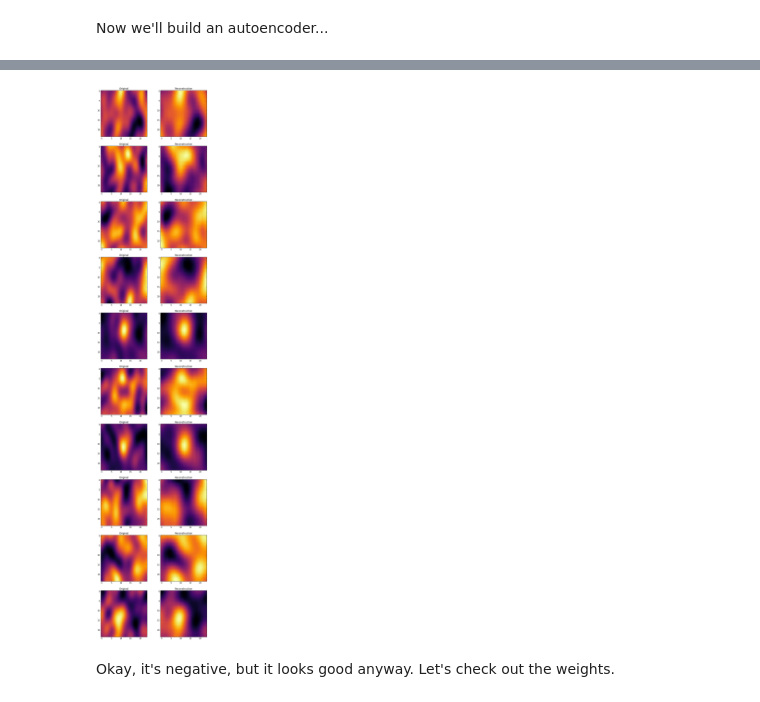
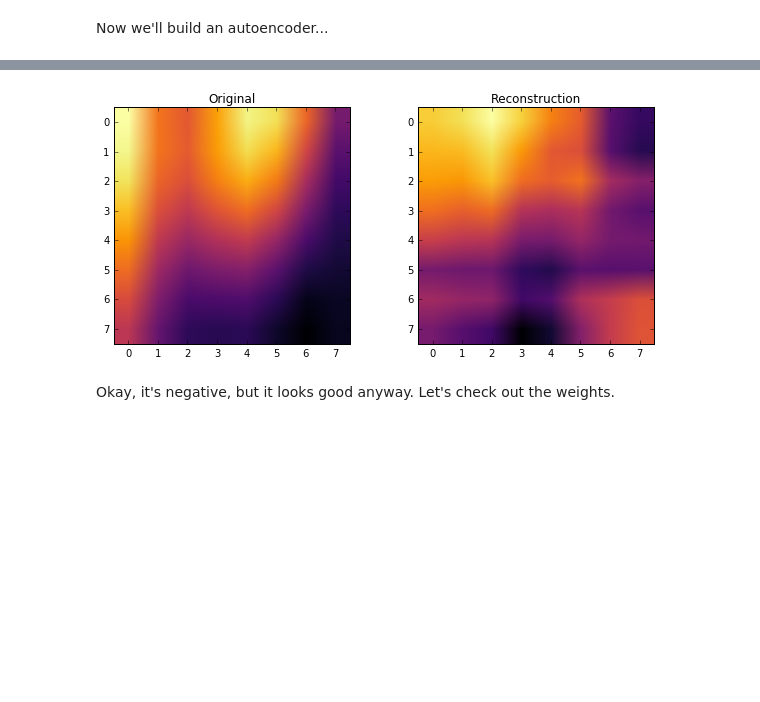
Before and after one commit to chengsoonong/crowdastro, a Jupyter notebook: notebooks/52_conv_autoencoder.ipynb, the cells around one changed output, grey strips where cells are left out. Cells and saved outputs as stored; diff of their text form; code cells hidden in the pictures; blank space fills up the shorter version.

```diff
--- a/notebooks/52_conv_autoencoder.ipynb
+++ b/notebooks/52_conv_autoencoder.ipynb
@@ -42,7 +42,8 @@ pool_size = 2
 dropout = 0.25
 patch_size = 32
 conv_out_size = (patch_size - conv_size) // pool_size + 1
-hidden = n_filters * conv_out_size
+conv_2_out_size = ((patch_size - conv_size) // pool_size + 1 - conv_size) // pool_size + 1
+hidden = 1500
 # %%
 class Sum(Layer):
     def __init__(self, **kwargs):
@@ -66,24 +67,35 @@ model.add(conv.Convolution2D(n_filters, conv_size, conv_size,
 model.add(core.Activation('tanh'))
 model.add(conv.MaxPooling2D(pool_size=(pool_size, pool_size)))
 model.add(core.Dropout(dropout))
+model.add(conv.Convolution2D(n_filters, conv_size, conv_size,
+                             border_mode='valid'))
+model.add(core.Activation('tanh'))
+model.add(conv.MaxPooling2D(pool_size=(pool_size, pool_size)))
+model.add(core.Dropout(dropout))
 model.add(core.Flatten())
 
 # Dense.
+# model.add(core.Dense(hidden))
+# model.add(core.Activation('tanh'))
 # model.add(core.Dense(n_filters * conv_out_size * conv_out_size))
 # model.add(core.Activation('tanh'))
 
 # Decoder.
-model.add(core.Reshape((n_filters, conv_out_size, conv_out_size)))
+model.add(core.Reshape((n_filters, conv_2_out_size, conv_2_out_size)))
 model.add(conv.UpSampling2D(size=(pool_size, pool_size)))
 model.add(core.Activation('tanh'))
 model.add(conv.ZeroPadding2D(padding=(conv_size - 1, conv_size - 1)))
-deconv = conv.Convolution2D(n_filters, conv_size, conv_size,
-                            border_mode='valid')
-model.add(deconv)
+model.add(conv.Convolution2D(n_filters, conv_size, conv_size,
+                            border_mode='valid'))
+model.add(conv.UpSampling2D(size=(pool_size, pool_size)))
+model.add(core.Activation('tanh'))
+model.add(conv.ZeroPadding2D(padding=(conv_size - 1, conv_size - 1)))
+model.add(conv.Convolution2D(n_filters, conv_size, conv_size,
+                            border_mode='valid'))
 model.add(Sum())
 
 model.compile(loss='mse', optimizer='adagrad')
 # %%
 images = features.reshape((-1, patch_size, patch_size))
-model.fit(images[:100].reshape((-1, 1, patch_size, patch_size)), images[:100], nb_epoch=10)
+model.fit(images[:10].reshape((-1, 1, patch_size, patch_size)), images[:10], nb_epoch=1000)
 # %% [output]
@@ -111,17 +120,17 @@ Epoch 10/10
 # %%
 import matplotlib.pyplot as plt
 %matplotlib inline
-
+z = 12
 plt.figure(figsize=(10, 50))
-for j, i in enumerate(numpy.random.randint(len(images), size=(10,))):
+for j, i in enumerate(numpy.random.randint(100, size=(1,))):
     plt.subplot(10, 2, 2 * j + 1)
     plt.title('Original')
-    plt.imshow(images[i, 4:-4, 4:-4], cmap='inferno')
+    plt.imshow(images[i, z:-z, z:-z], cmap='inferno')
     plt.subplot(10, 2, 2 * j + 2)
     plt.title('Reconstruction')
-    plt.imshow(-model.predict(images[i].reshape((-1, 1, 32, 32)))[0, 4:-4, 4:-4], cmap='inferno')
+    plt.imshow(-model.predict(images[i].reshape((-1, 1, 32, 32)))[0, z:-z, z:-z], cmap='inferno')
 # %% [output]
-[figure, old version]
+[figure, new version]
 # %% [markdown]
 Okay, it's negative, but it looks good anyway. Let's check out the weights.
 # %%
```
Also changed, not shown: parts of 1 cell of this notebook, 3 other files.
